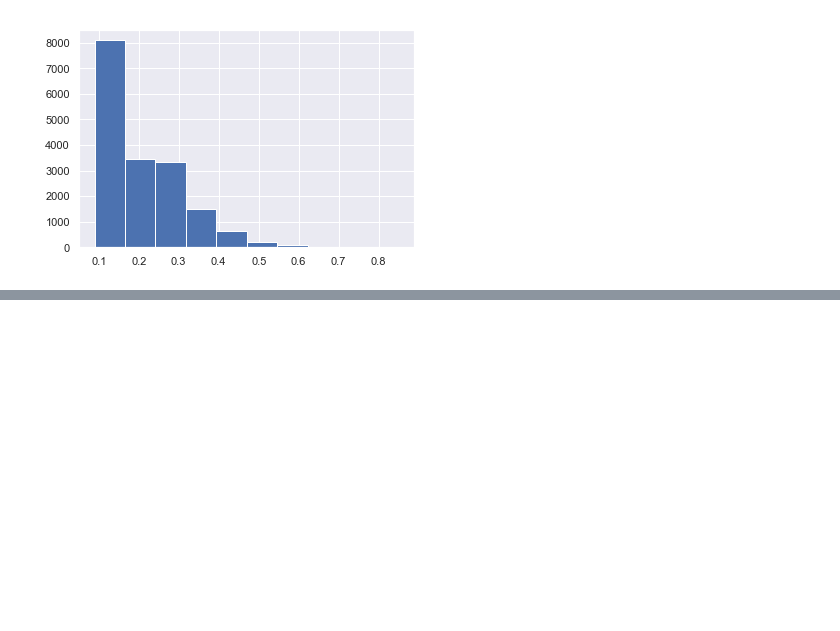
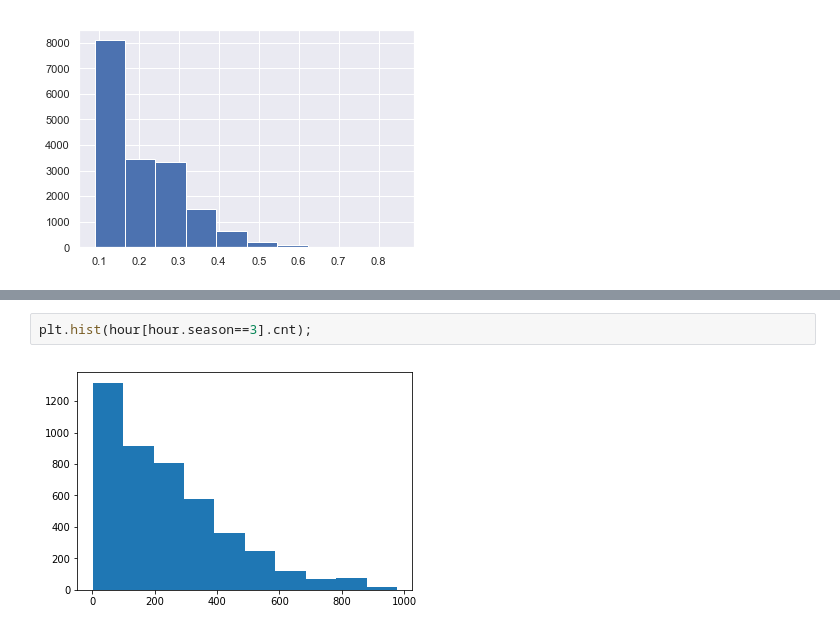
Before and after one commit to xwu0223/Bike-Sharing-Prediction-Project, a Jupyter notebook: Bike_Sharing_Demand_Analysis.ipynb, the cells around one changed output, grey strips where cells are left out. Drawn from its saved outputs; the diff is of its cells as text; blank space fills up the shorter version.

```diff
--- a/Bike_Sharing_Demand_Analysis.ipynb
+++ b/Bike_Sharing_Demand_Analysis.ipynb
@@ -188,0 +246,4 @@ plt.hist(hour.windspeed)
+# %%
+plt.hist(hour[hour.season==3].cnt);
+# %% [output]
+[figure, added]
```
Also changed, not shown: parts of 13 cells of this notebook.
